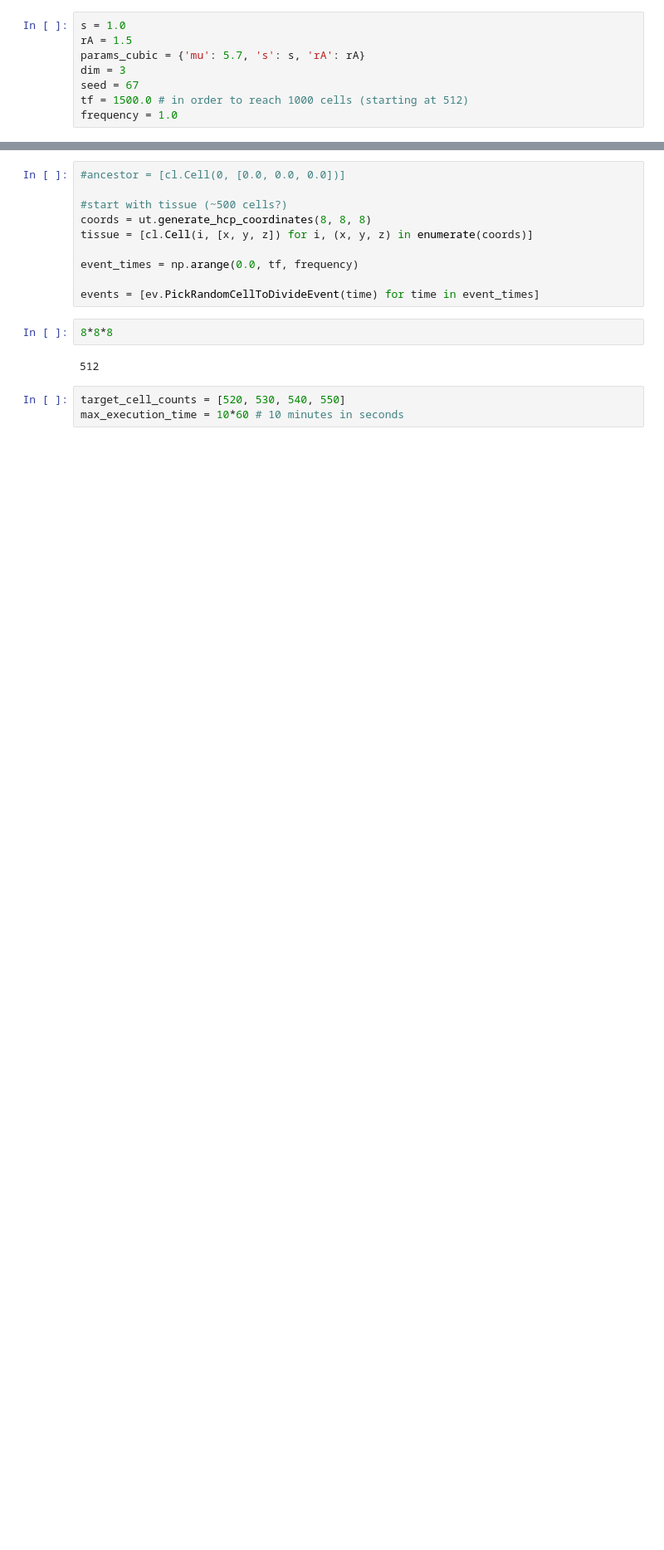
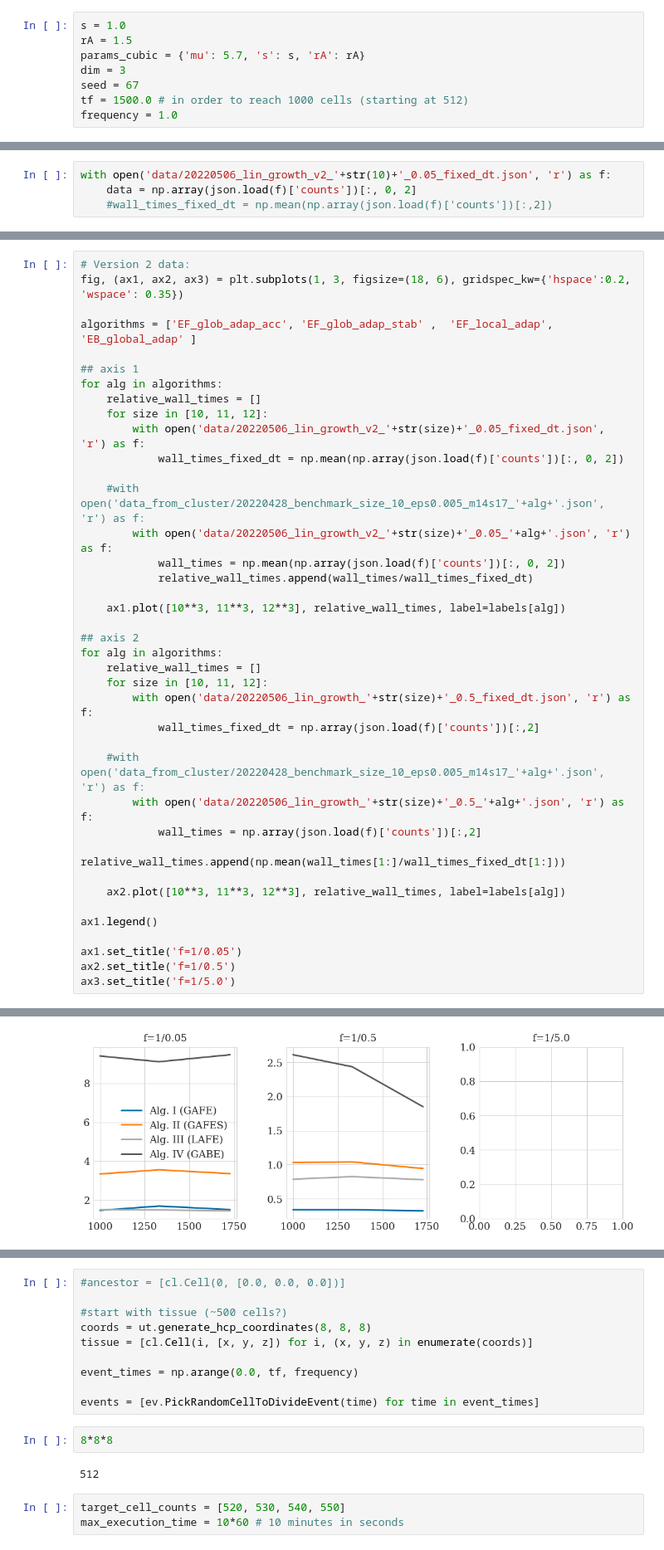
Before and after one commit to somathias/cbmos, a Jupyter notebook: experiments/exp-draft_linear_tissue_growth.ipynb, the cells around one changed output, grey strips where cells are left out. Shown at 83% size. Drawn from its saved outputs; the diff is of its cells as text; blank space fills up the shorter version.

Commit message:
Update linear growth experiment

```diff
--- a/experiments/exp-draft_linear_tissue_growth.ipynb
+++ b/experiments/exp-draft_linear_tissue_growth.ipynb
@@ -59,0 +99,4 @@ ut.plot_2d_population(history[-1])
+# %%
+with open('data/20220506_lin_growth_v2_'+str(10)+'_0.05_fixed_dt.json', 'r') as f:
+    data = np.array(json.load(f)['counts'])[:, 0, 2]
+    #wall_times_fixed_dt = np.mean(np.array(json.load(f)['counts'])[:,2])
@@ -59,0 +107,40 @@ ut.plot_2d_population(history[-1])
+# %%
+# Version 2 data:
+fig, (ax1, ax2, ax3) = plt.subplots(1, 3, figsize=(18, 6), gridspec_kw={'hspace':0.2, 'wspace': 0.35})
+
+algorithms = ['EF_glob_adap_acc', 'EF_glob_adap_stab' ,  'EF_local_adap', 'EB_global_adap' ]
+
+## axis 1
+for alg in algorithms:
+    relative_wall_times = []
+    for size in [10, 11, 12]:
+        with open('data/20220506_lin_growth_v2_'+str(size)+'_0.05_fixed_dt.json', 'r') as f:
+            wall_times_fixed_dt = np.mean(np.array(json.load(f)['counts'])[:, 0, 2])
+
+    #with open('data_from_cluster/20220428_benchmark_size_10_eps0.005_m14s17_'+alg+'.json', 'r') as f:
+        with open('data/20220506_lin_growth_v2_'+str(size)+'_0.05_'+alg+'.json', 'r') as f:
+            wall_times = np.mean(np.array(json.load(f)['counts'])[:, 0, 2])
+            relative_wall_times.append(wall_times/wall_times_fixed_dt)
+
+    ax1.plot([10**3, 11**3, 12**3], relative_wall_times, label=labels[alg])
+
+## axis 2
+for alg in algorithms:
+    relative_wall_times = []
+    for size in [10, 11, 12]:
+        with open('data/20220506_lin_growth_'+str(size)+'_0.5_fixed_dt.json', 'r') as f:
+            wall_times_fixed_dt = np.array(json.load(f)['counts'])[:,2]
+
+    #with open('data_from_cluster/20220428_benchmark_size_10_eps0.005_m14s17_'+alg+'.json', 'r') as f:
+        with open('data/20220506_lin_growth_'+str(size)+'_0.5_'+alg+'.json', 'r') as f:
+            wall_times = np.array(json.load(f)['counts'])[:,2]
+            relative_wall_times.append(np.mean(wall_times[1:]/wall_times_fixed_dt[1:]))
+
+    ax2.plot([10**3, 11**3, 12**3], relative_wall_times, label=labels[alg])
+
+ax1.legend()
+
+ax1.set_title('f=1/0.05')
+ax2.set_title('f=1/0.5')
+ax3.set_title('f=1/5.0')
+# %% [output]
@@ -59,0 +148 @@ ut.plot_2d_population(history[-1])
+[figure, added]
```
Also changed, not shown: parts of 17 cells of this notebook, 2 other files.
